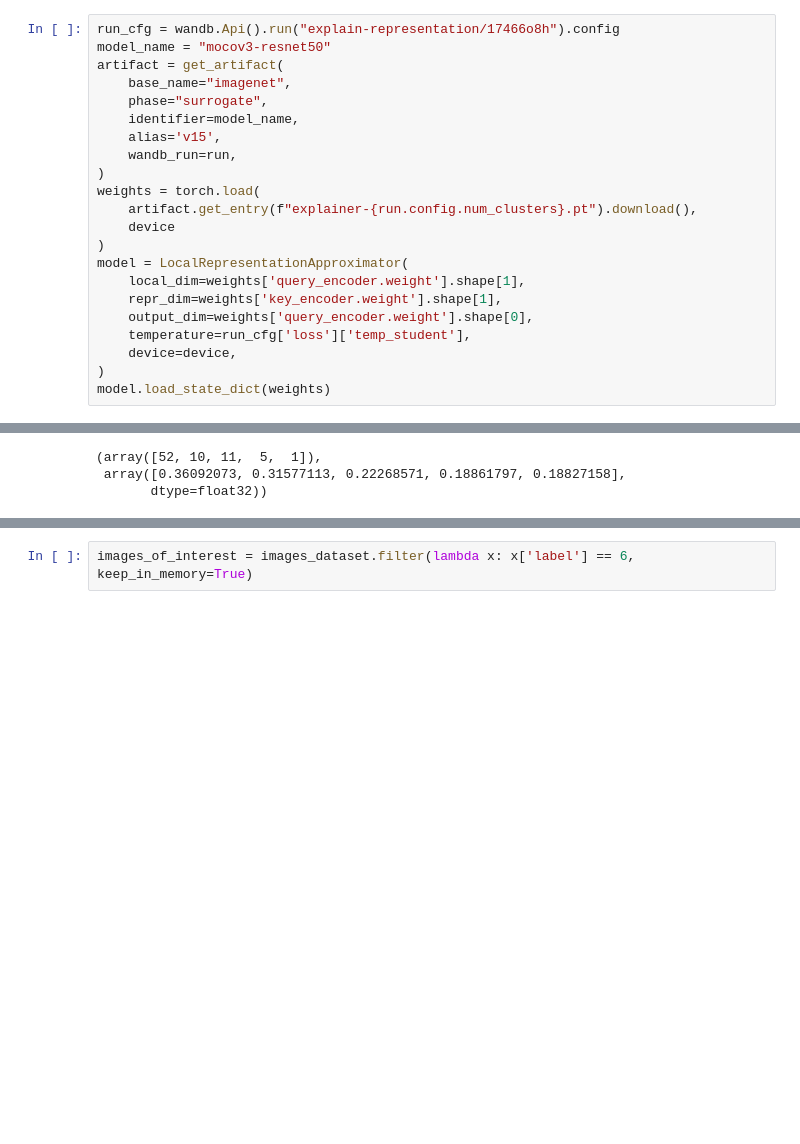
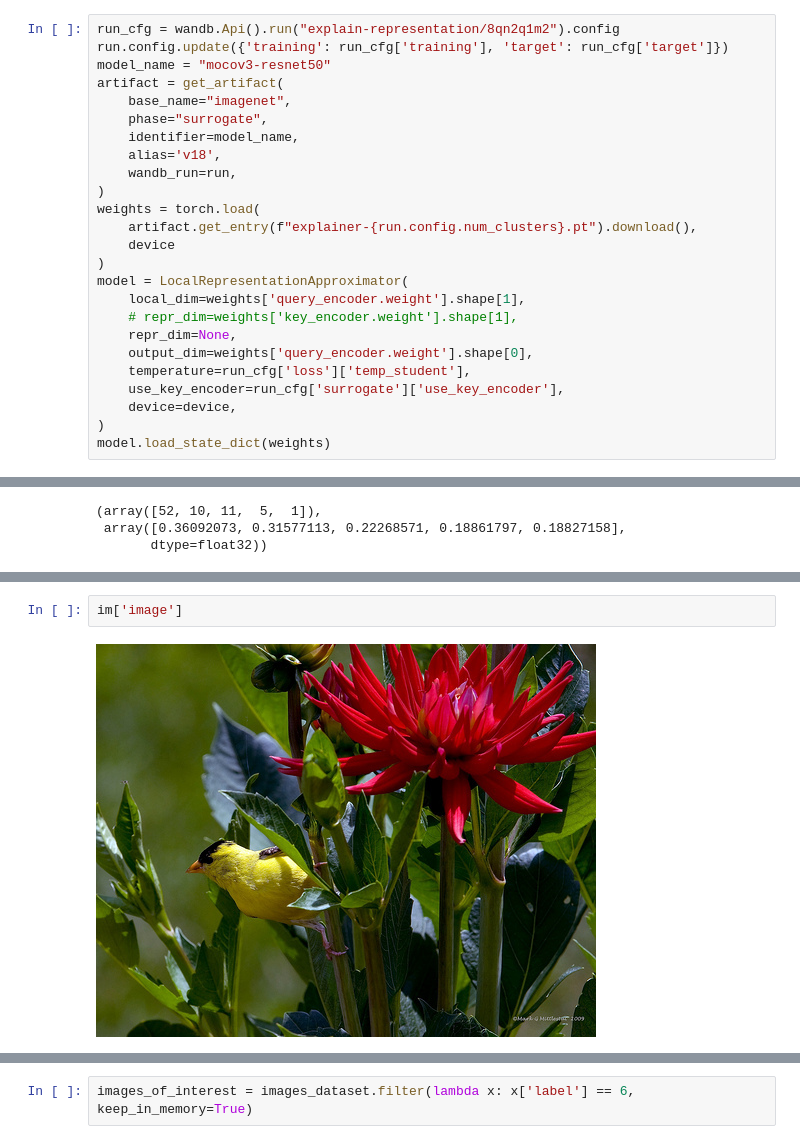
Before and after one commit to nhatkhtn/explain-representation, a Jupyter notebook: notebooks/basis_downstream.ipynb, the cells around one changed output, grey strips where cells are left out. Drawn from its saved outputs; the diff is of its cells as text; blank space fills up the shorter version.

```diff
--- a/notebooks/basis_downstream.ipynb
+++ b/notebooks/basis_downstream.ipynb
@@ -48,11 +47,12 @@ View run at https://wandb.ai/nhathcmus/explain-representation/runs/mgcxg656
 # %%
-run_cfg = wandb.Api().run("explain-representation/17466o8h").config
+run_cfg = wandb.Api().run("explain-representation/8qn2q1m2").config
+run.config.update({'training': run_cfg['training'], 'target': run_cfg['target']})
 model_name = "mocov3-resnet50"
 artifact = get_artifact(
     base_name="imagenet",
     phase="surrogate",
     identifier=model_name,
-    alias='v15',
+    alias='v18',
     wandb_run=run,
 )
 weights = torch.load(
@@ -61,9 +61,11 @@ weights = torch.load(
 )
 model = LocalRepresentationApproximator(
     local_dim=weights['query_encoder.weight'].shape[1],
-    repr_dim=weights['key_encoder.weight'].shape[1],
+    # repr_dim=weights['key_encoder.weight'].shape[1],
+    repr_dim=None,
     output_dim=weights['query_encoder.weight'].shape[0],
     temperature=run_cfg['loss']['temp_student'],
+    use_key_encoder=run_cfg['surrogate']['use_key_encoder'],
     device=device,
 )
 model.load_state_dict(weights)
@@ -375 +381,5 @@ Done. 0:0:0.6
+# %%
+im['image']
+# %% [output]
+[figure, added]
 # %%
```
Also changed, not shown: parts of 28 cells of this notebook, 9 other files.
